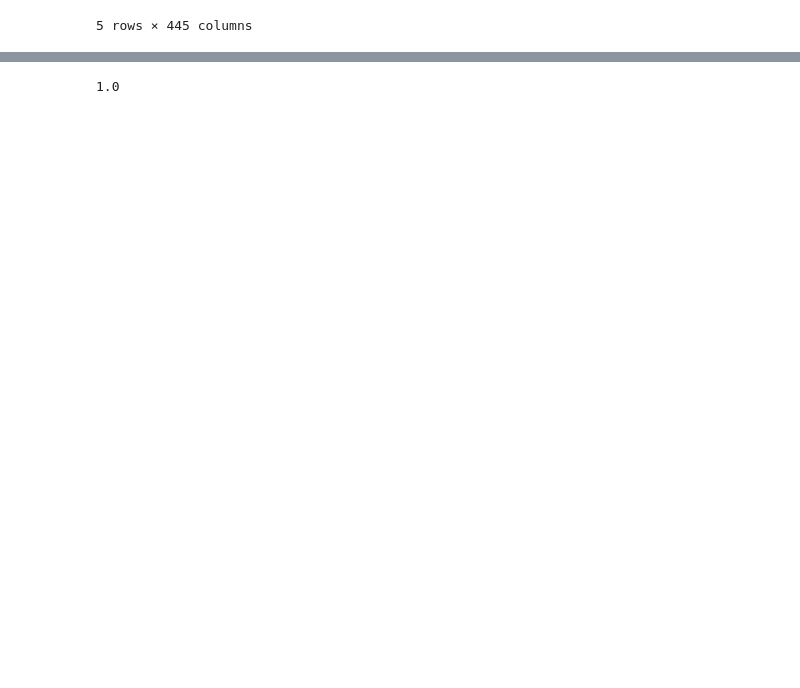
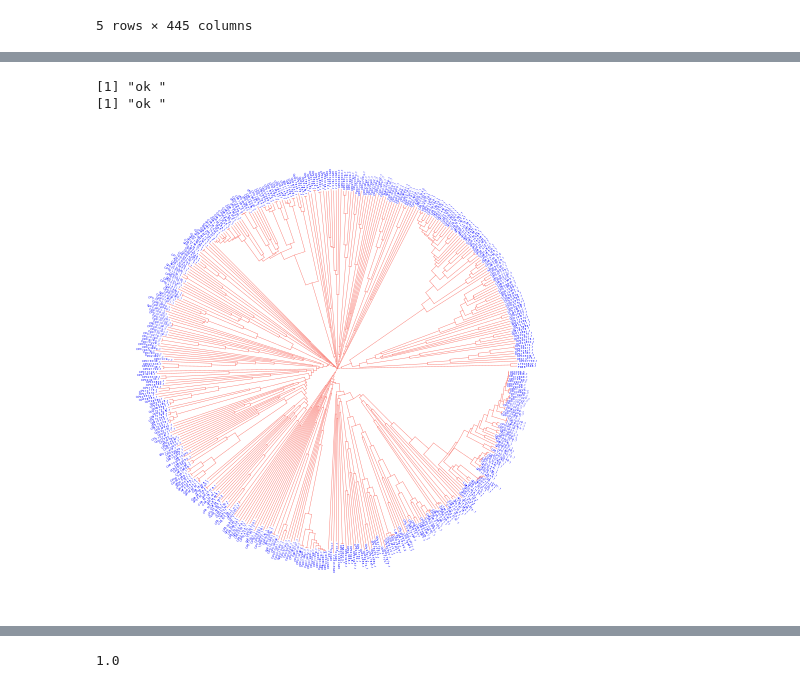
Before and after one commit to nekrut/notebooks, a Jupyter notebook: ecoli/Blast2Tree.ipynb, the cells around one changed output, grey strips where cells are left out. Saved outputs shown, nothing was run; the diff lists cells and outputs as text; code cells hidden in the pictures; blank space fills up the shorter version.

```diff
--- a/ecoli/Blast2Tree.ipynb
+++ b/ecoli/Blast2Tree.ipynb
@@ -190,0 +261,17 @@ AE014075.1AM946981.2AP009048.1AP009240.1AP009378.1AP010953.1AP010960.1AP012030.1
+# %%
+%%R
+for (i in range(1,length(dat['node'])))
+    if (dat[i,'label']=='CP020543.1')
+        dat[i,'group']<-'yes'
+        print('ok ')
+    if (dat[i,'label']=='CP024090.1')
+        dat[i,'group']<-'yes'
+        print('ok ')
+# %% [output]
+[1] "ok "
+[1] "ok "
+# %%
+%%R
+ggtree(dat,aes(x,y,color=group),size=0.2, layout="fan")+geom_tiplab2(size=1,color="blue")
+# %% [output]
+[figure, added]
```
Also changed, not shown: parts of 47 cells of this notebook.
